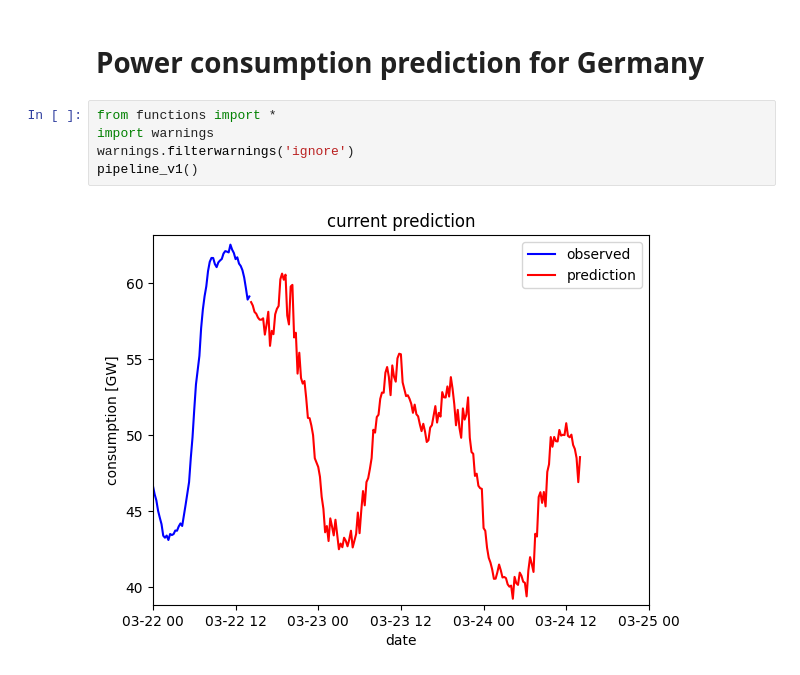
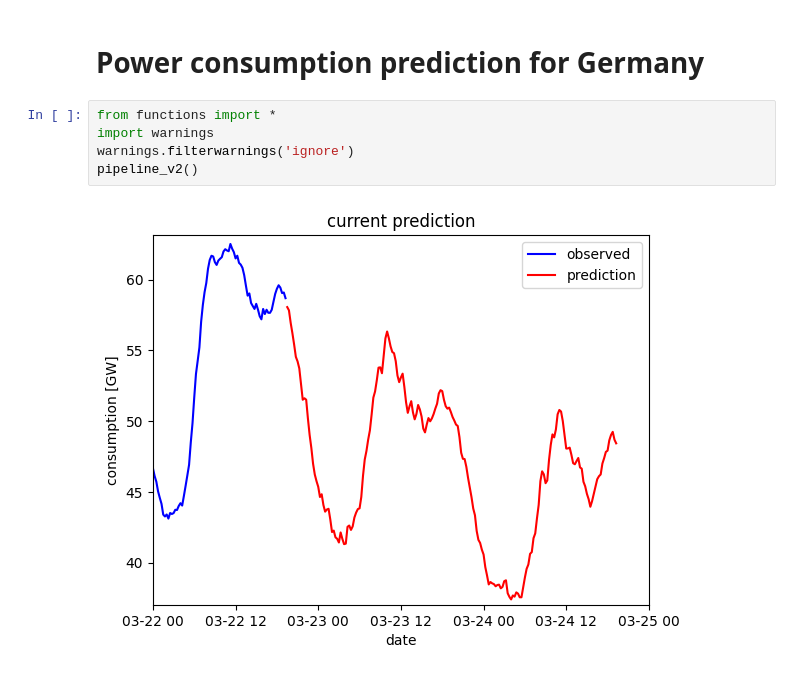
Before and after one commit to tkfritz/energy-timeseries, a Jupyter notebook: predict_now.ipynb, the cells around one changed output. Drawn from its saved outputs; the diff is of its cells as text.

```diff
--- a/predict_now.ipynb
+++ b/predict_now.ipynb
@@ -3,7 +3,7 @@
 # %%
 from functions import *
 import warnings
 warnings.filterwarnings('ignore')
-pipeline_v1()
+pipeline_v2()
 # %% [output]
-[figure, old version]
+[figure, new version]
```
